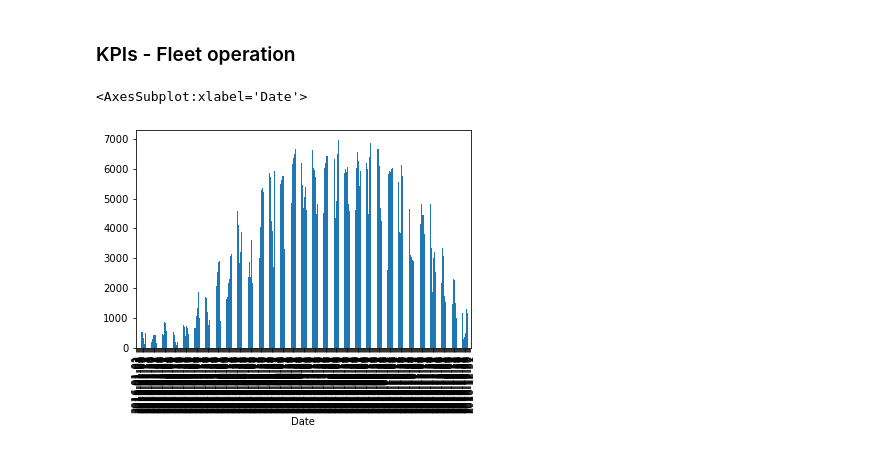
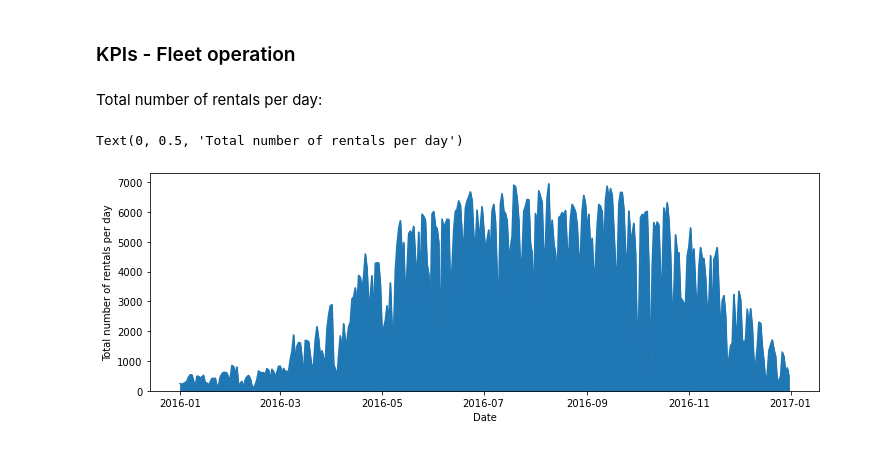
Before and after one commit to MoritzWagner13/Machine-Learning, a Jupyter notebook: Code.ipynb, the cells around one changed output. Saved outputs shown, nothing was run; the diff lists cells and outputs as text; code cells hidden in the pictures.

```diff
--- a/Code.ipynb
+++ b/Code.ipynb
@@ -412,9 +411,14 @@ NaN_for_attribute2
 ## 2 Descriptive Analytics
 # %% [markdown]
 ### KPIs - Fleet operation
+# %% [markdown]
+Total number of rentals per day:
 # %%
-# Count of rentals per day
-bike.groupby(bike["start_time"].rename('Date').dt.date).size().plot.bar()
+bikeplot = bike.groupby(bike["start_time"].rename('Date').dt.date).size()
+
+fig, axs = plt.subplots(figsize=(12, 4))
+bikeplot.plot.area(ax=axs)
+axs.set_ylabel('Total number of rentals per day')
 # %% [output]
-<AxesSubplot:xlabel='Date'>
+Text(0, 0.5, 'Total number of rentals per day')
-[figure, old version]
+[figure, new version]
```
Also changed, not shown: parts of 22 cells of this notebook.
